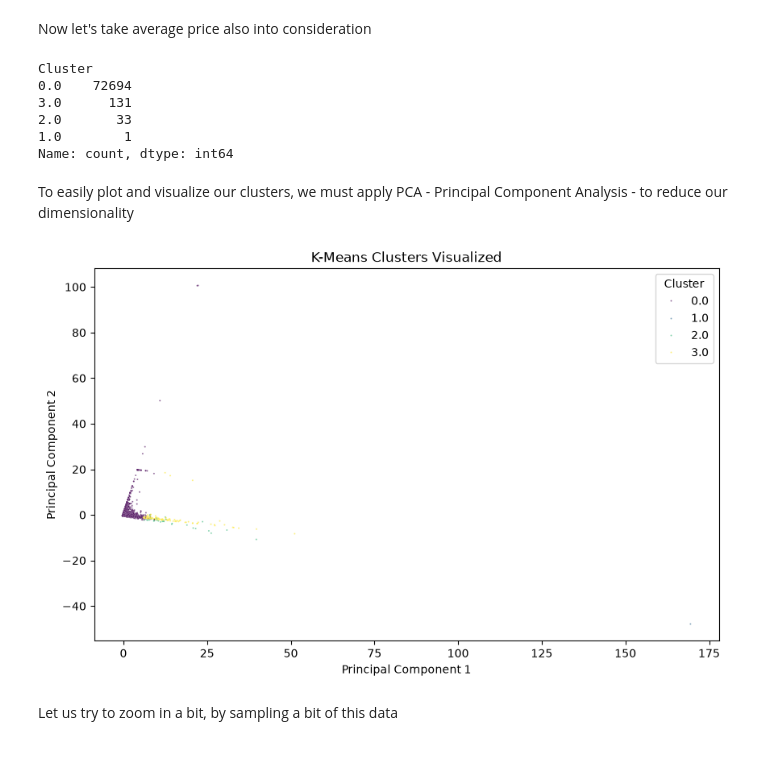
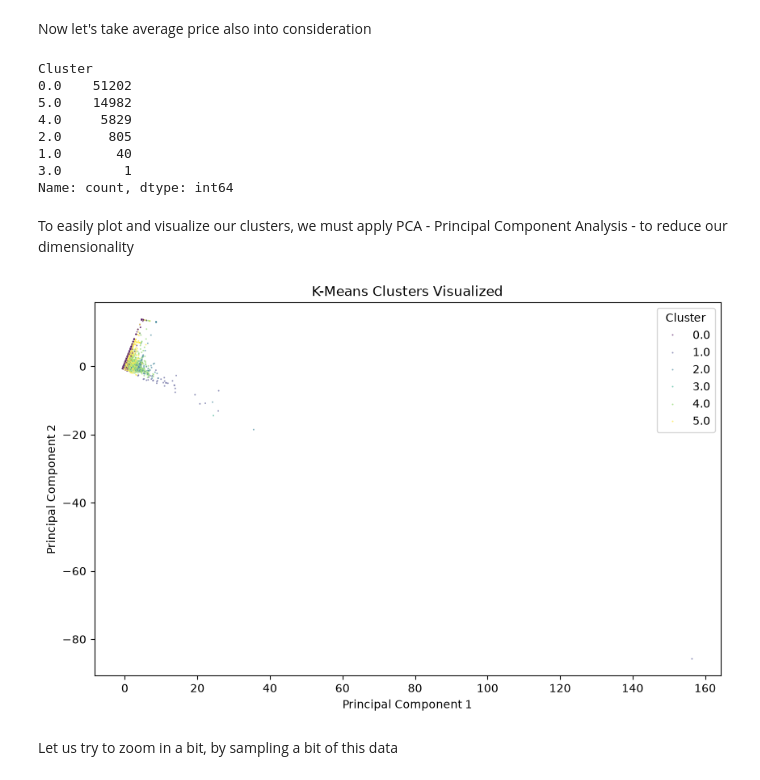
Before and after one commit to mangabe16/steam-developer-career-patterns, a Jupyter notebook: submission_copy.ipynb, the cells around one changed output. Drawn from its saved outputs; the diff is of its cells as text; code cells hidden in the pictures.

Commit message:
Fixed error with game_count, added succesful tag, fixed typos

```diff
--- a/submission_copy.ipynb
+++ b/submission_copy.ipynb
@@ -71,7 +71,7 @@ def aggregate_genres_count(genres):
 
 # Group by developer and aggregate features
 developers_df = df.groupby('Developers').agg(
-    game_count=('game_weight', 'count'), # how many games released
+    game_count=('game_weight', 'sum'), # how many games released
     total_positive=('Positive', 'sum'), # total positive reviews
     total_negative=('Negative', 'sum'), # total negative reviews
     avg_price=('Price', 'mean'), # average game price
@@ -80,7 +80,7 @@ developers_df = df.groupby('Developers').agg(
     genre_count=('Genres', aggregate_genres_count), # count of genres per developer
     start_year=('Release date', 'min'), # year of first game released
     end_year=('Release date', 'max'), # year of last game released
-    avg_effort=('Effort', 'mean') # avarege effort put into steam pages for games
+    avg_effort=('Effort', 'mean') # average effort put into steam pages for games
 ).reset_index()
 # %%
 developers_df.head()
@@ -724,0 +713,3 @@ Name: count, dtype: int64
+# %%
+developers_df['succesful'] = 0
+developers_df.loc[developers_df['max_success'] >=1000, 'succesful'] = 1
@@ -806,4 +805,4 @@ interest
 # %%
-interest = pd.DataFrame(interest, columns = ['game_count','Engagement'])
+interest = pd.DataFrame(interest, columns = ['game_count','engagement'])
 interest
 # %% [output]
@@ -876,7 +879,7 @@ Name: count, dtype: int64
 Now let's take average price also into consideration
 # %%
 # new df for k-means, but taking avg_price into consideration
-kmeans_df_price = developer_df[['game_count', 'Engagement', 'avg_price']].copy()
+kmeans_df_price = developers_df[['game_count', 'engagement', 'avg_price']].copy()
 
 #applying scaling
 kmeans_df_price_scaled = scaler.fit_transform(kmeans_df_price)
@@ -885,7 +888,7 @@ kmeans_df_price_scaled = scaler.fit_transform(kmeans_df_price)
 clusters_price = kmeans.fit_predict(kmeans_df_price_scaled)
 
 # making a  copy of the developers df, but replacing the cluster labels
-copy_df = developer_df.copy()
+copy_df = developers_df.copy()
 copy_df.loc[kmeans_df_price.index, 'Clusters'] = clusters_price
 
 # turning the scaled np array into a proper dataframe
@@ -894,38 +897,40 @@ price_plot_df['Cluster'] = copy_df['Cluster'].values
 print(price_plot_df['Cluster'].value_counts())
 # %% [output]
 Cluster
-0.0    72694
-3.0      131
-2.0       33
-1.0        1
+0.0    51202
+5.0    14982
+4.0     5829
+2.0      805
+1.0       40
+3.0        1
 Name: count, dtype: int64
 # %% [markdown]
 To easily plot and visualize our clusters, we must apply PCA - Principal Component Analysis - to reduce our dimensionality
 # %%
 # reducing the scaled features to 2 dimensions
 pca = PCA(n_components=2)
 components = pca.fit_transform(kmeans_df_price_scaled)
 
 # creating a temporary dataframe for plotting
 plot_df = pd.DataFrame(components, columns=['PC1', 'PC2'])
-plot_df['Cluster'] = developer_df.loc[kmeans_df.index, 'Cluster'].values
+plot_df['Cluster'] = developers_df.loc[kmeans_df.index, 'Cluster'].values
 
 plt.figure(figsize=(10, 6))
 sns.scatterplot(
     x='PC1', y='PC2',
     hue='Cluster',
     data=plot_df,
     palette='viridis',
     alpha=0.6,
     s=2
 )
 plt.title('K-Means Clusters Visualized')
 plt.xlabel('Principal Component 1')
 plt.ylabel('Principal Component 2')
 plt.legend(title='Cluster')
 plt.show()
 # %% [output]
-[figure, old version]
+[figure, new version]
 # %% [markdown]
 Let us try to zoom in a bit, by sampling a bit of this data
 # %%
```
Also changed, not shown: parts of 57 cells of this notebook.
